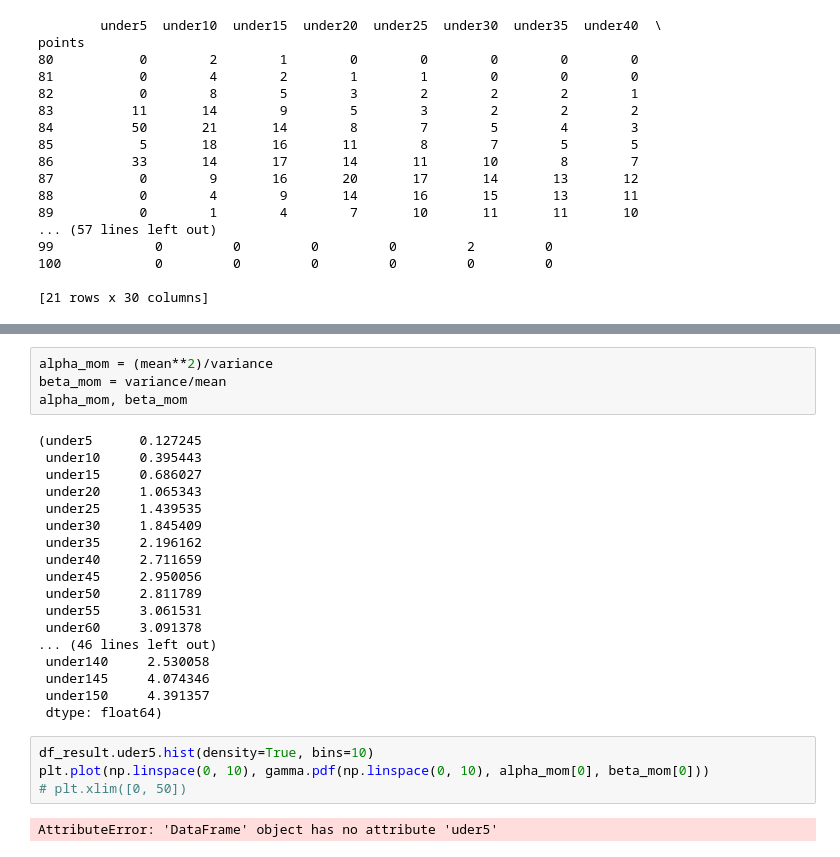
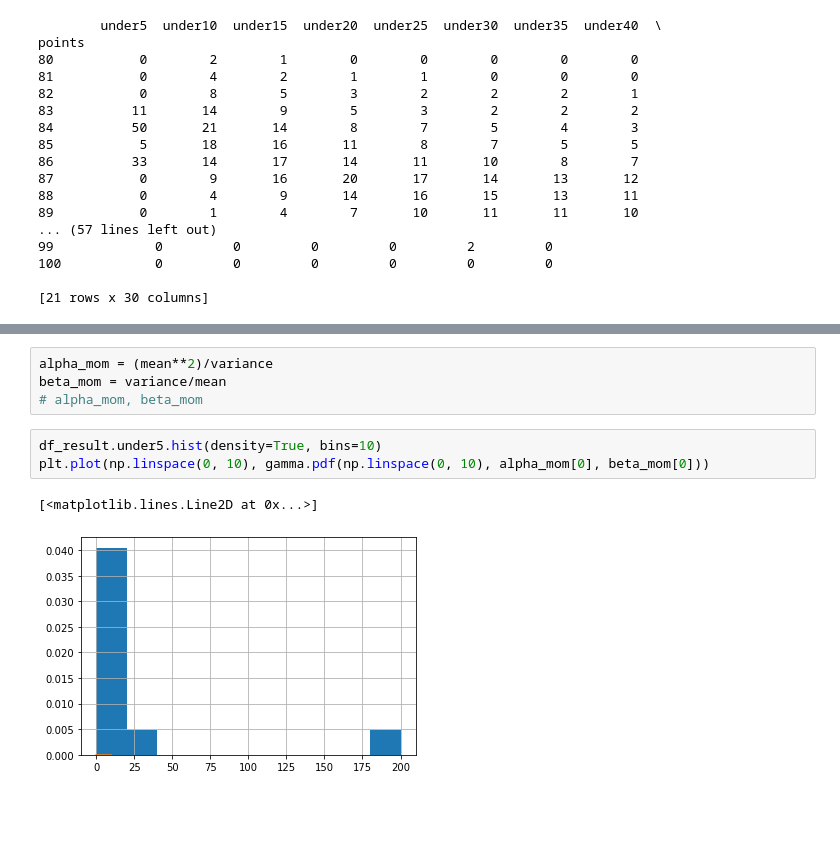
Before and after one commit to JasmnC/DS_MethodOfMovements, a Jupyter notebook: MoM.ipynb, the cells around one changed output, grey strips where cells are left out. Drawn from its saved outputs; the diff is of its cells as text; blank space fills up the shorter version.

```diff
--- a/MoM.ipynb
+++ b/MoM.ipynb
@@ -187,28 +59,10 @@ dtype: float64
 # %%
 alpha_mom = (mean**2)/variance
 beta_mom = variance/mean
-alpha_mom, beta_mom
+# alpha_mom, beta_mom
-# %% [output]
-(under5      0.127245
- under10     0.395443
- under15     0.686027
- under20     1.065343
- under25     1.439535
- under30     1.845409
- under35     2.196162
- under40     2.711659
- under45     2.950056
- under50     2.811789
- under55     3.061531
- under60     3.091378
-... (46 lines left out)
- under140     2.530058
- under145     4.074346
- under150     4.391357
- dtype: float64)
 # %%
-df_result.uder5.hist(density=True, bins=10)
+df_result.under5.hist(density=True, bins=10)
 plt.plot(np.linspace(0, 10), gamma.pdf(np.linspace(0, 10), alpha_mom[0], beta_mom[0]))
-# plt.xlim([0, 50])
 # %% [output]
-AttributeError: 'DataFrame' object has no attribute 'uder5'
+[<matplotlib.lines.Line2D at 0x...>]
+[figure, added]
```
Also changed, not shown: parts of 12 cells of this notebook.
